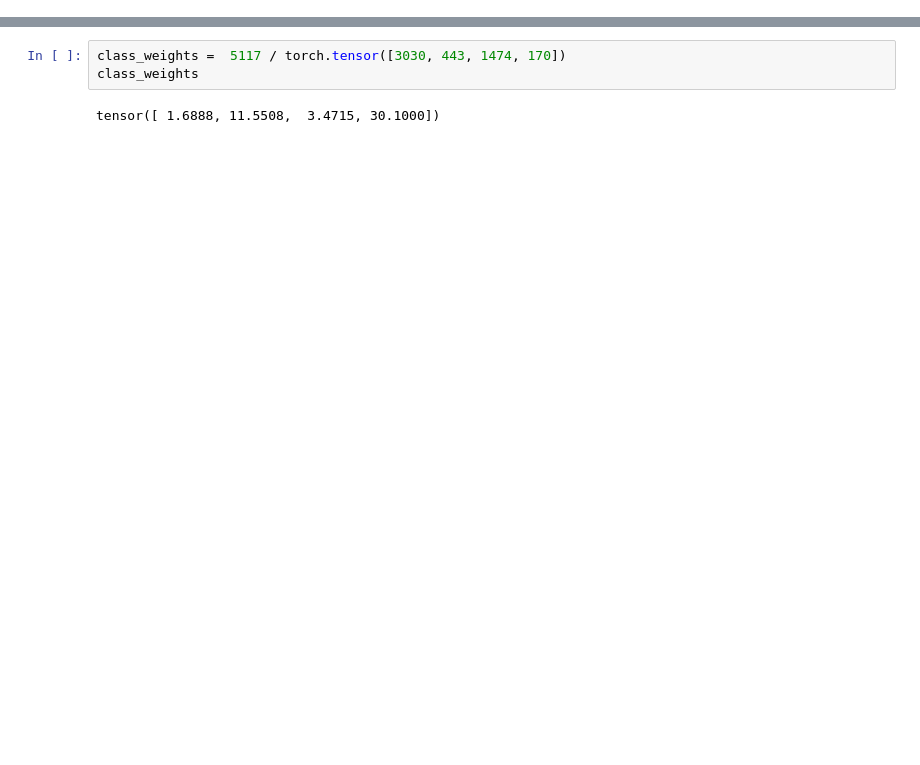
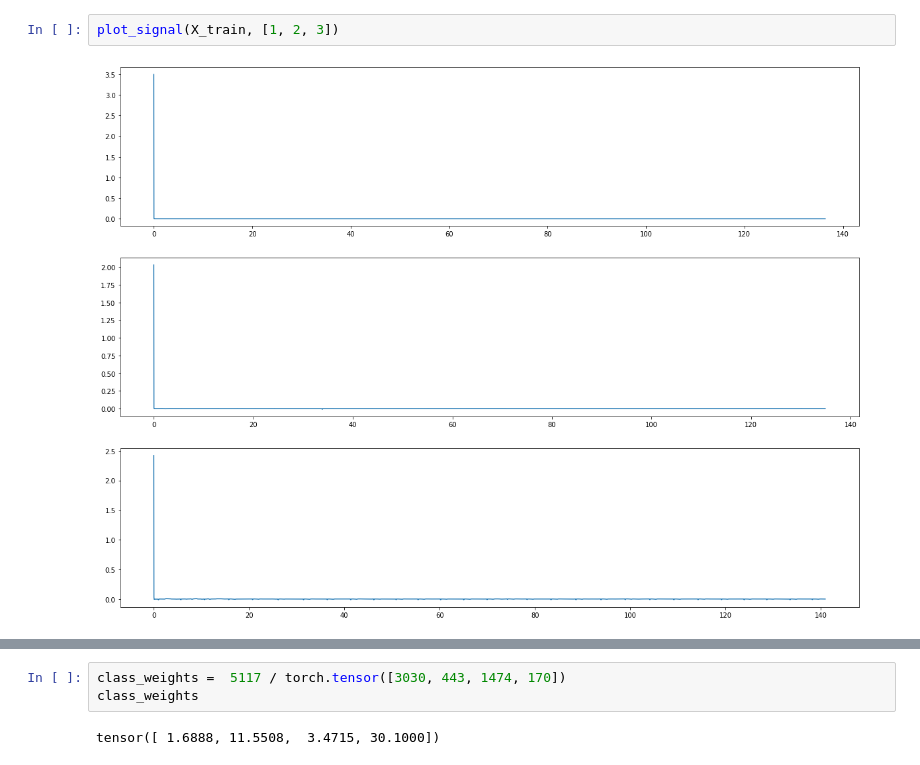
Before and after one commit to jaymoneyjay/aml-project, a Jupyter notebook: task2/ctw_cnn_jodok.ipynb, the cells around one changed output, grey strips where cells are left out. Cells and saved outputs as stored; diff of their text form; blank space fills up the shorter version.

```diff
--- a/task2/ctw_cnn_jodok.ipynb
+++ b/task2/ctw_cnn_jodok.ipynb
@@ -148,0 +216,4 @@ for i, ax in enumerate(axes):
+# %%
+plot_signal(X_train, [1, 2, 3])
+# %% [output]
+[figure, added]
```
Also changed, not shown: parts of 51 cells of this notebook, 1 other file.
